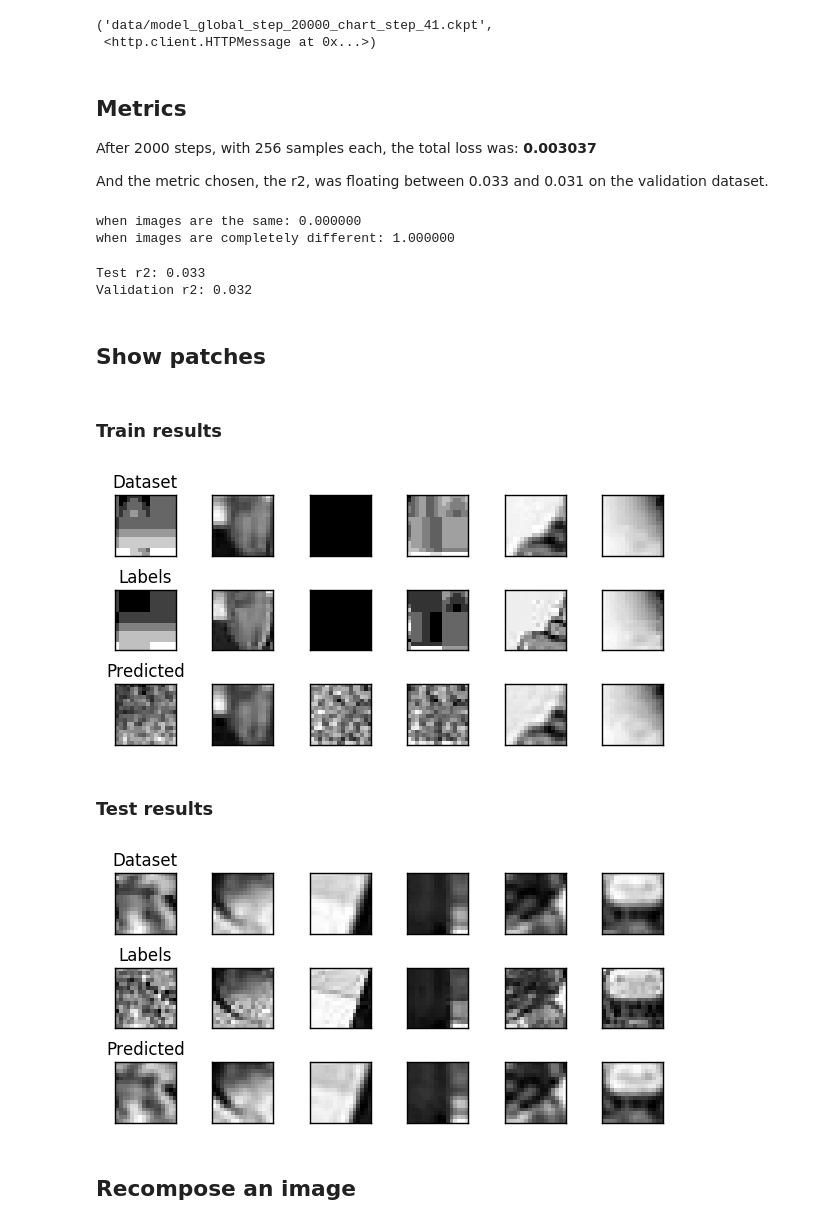
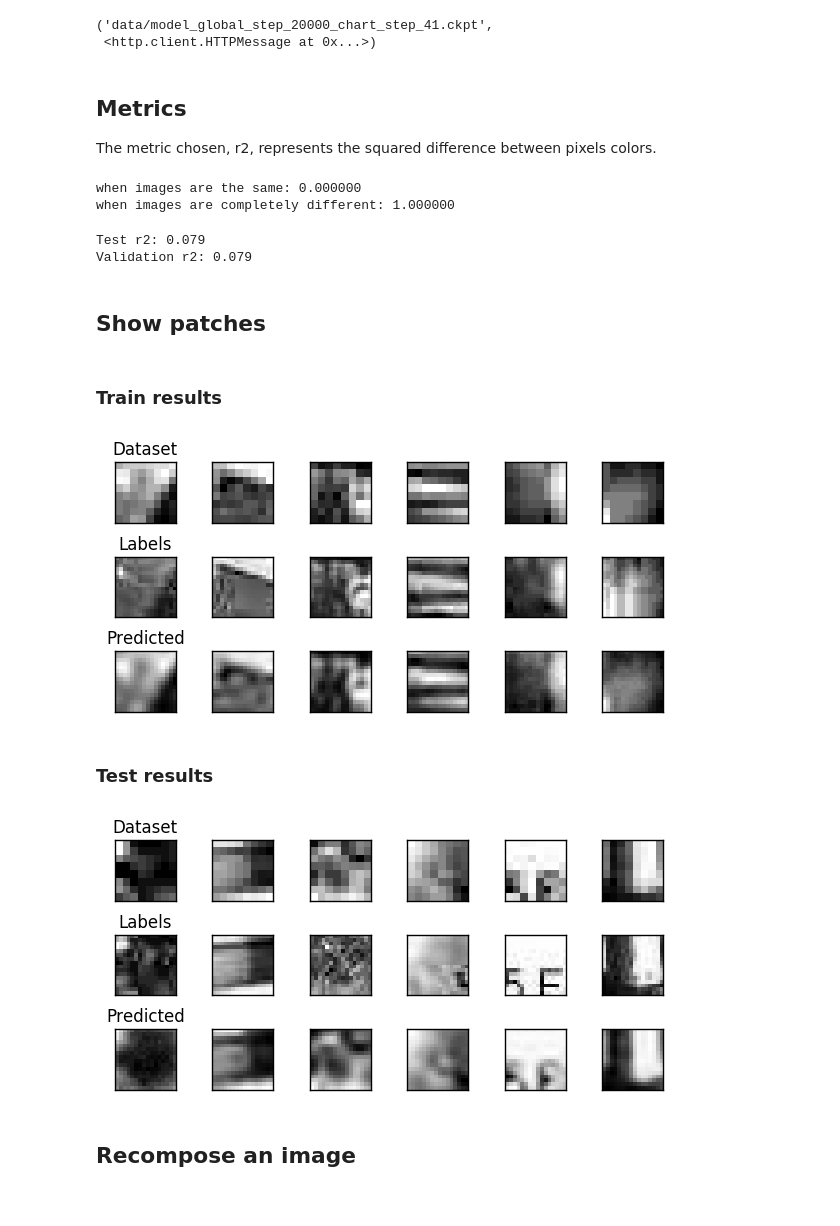
Before and after one commit to lucasdupin/ml-image-scaling, a Jupyter notebook: 3_results.ipynb, the cells around one changed output. Cells and saved outputs as stored; diff of their text form; code cells hidden in the pictures.

```diff
--- a/3_results.ipynb
+++ b/3_results.ipynb
@@ -45,15 +46,14 @@ urlretrieve('https://www.dropbox.com/s/6zqi7m74c5er6gj/model_global_step_20000_c
 0%.........10%.........20%.........30%.........40%.........50%.........60%.........70%.........80%.........90%.........100%
 ('data/model_global_step_20000_chart_step_41.ckpt',
  <http.client.HTTPMessage at 0x...>)
-# %% [markdown]
-## Metrics
-
-After 2000 steps, with 256 samples each, the total loss was: **0.003037**
-
-And the metric chosen, the r2, was floating between 0.033 and 0.031 on the validation dataset.
+# %% [markdown]
+## Metrics
+
+The metric chosen, r2, represents the squared difference between pixels colors.
 # %%
 # R2 function
 exec(autoencoder.cells[4])
+checkpoint="model_global_step_20000_chart_step_41.ckpt"
 
 print("when images are the same: %f" % difference(np.array([0,1,0]), np.array([0,1,0])))
 print("when images are completely different: %f" % difference(np.array([0,1,0]), np.array([1,0,1])))
@@ -115,16 +115,18 @@ with tf.Session(graph=graph) as session:
 # %% [output]
 when images are the same: 0.000000
 when images are completely different: 1.000000
-Test r2: 0.033
-Validation r2: 0.032
+Test r2: 0.079
+Validation r2: 0.079
 # %% [markdown]
 ## Show patches
 # %%
 examples_to_show = 6
-checkpoint = 'data/model_global_step_20000_chart_step_41.ckpt'
+checkpoint = 'model_global_step_20000_chart_step_41.ckpt'
 
 def show_plot(train, labels, predictions):
     """ Print an image grid """
+
+    row_names = ("Dataset", "Labels", "Predicted")
     # Compare original images with their reconstructions
     f, a = plt.subplots(3, examples_to_show, figsize=(examples_to_show, 3))
     # Hide labels
@@ -158,40 +160,38 @@ with tf.Session(graph=graph) as session:
         })
         t_total.append(difference(train_predictions, train_labels))
     t_diff = sum(t_total) / len(t_total)
-    train_diff.append(t_diff)
 
     # Validation score
     valid_batches = int(X_valid.shape[0]/batch_size)
     v_total = []
     for i in range(valid_batches):
         offset = i * batch_size
         valid_data, valid_labels = get_patches(X_valid, y_valid, offset)
         valid_predictions = session.run(y_pred, feed_dict= {
             tf_X : valid_data
         })
         v_total.append(difference(valid_predictions, valid_labels))
     v_diff = sum(v_total) / len(v_total)
-    val_diff.append(v_diff)
 
     # Validation images
     random_batch = random.randint(0, valid_batches-1)
     valid_data, valid_labels = get_patches(X_valid, y_valid, random_batch * batch_size)
     valid_predictions = session.run(y_pred, feed_dict= {
         tf_X : valid_data
     })
 
     clear_output()
 
     display(Markdown("### Train results"))
     show_plot(train_data, train_labels, train_predictions)
 
     display(Markdown("### Test results"))
     show_plot(valid_data, valid_labels, valid_predictions)
 # %% [output]
 ### Train results
-[figure, old version]
+[figure, new version]
 ### Test results
-[figure, old version]
+[figure, new version]
 # %% [markdown]
 ## Recompose an image
 # %%
```
Also changed, not shown: parts of 3 cells of this notebook, 2 other files.
